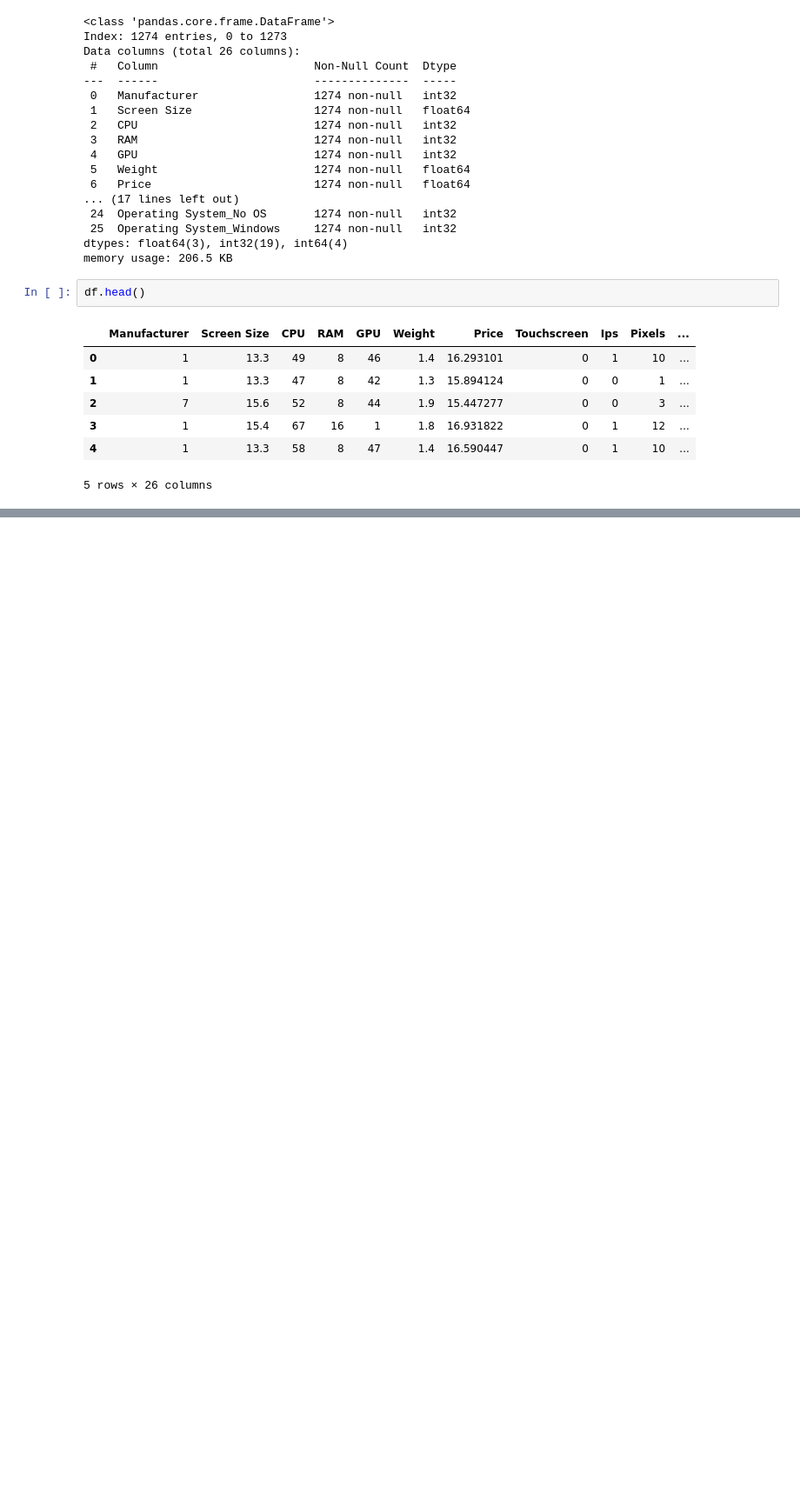
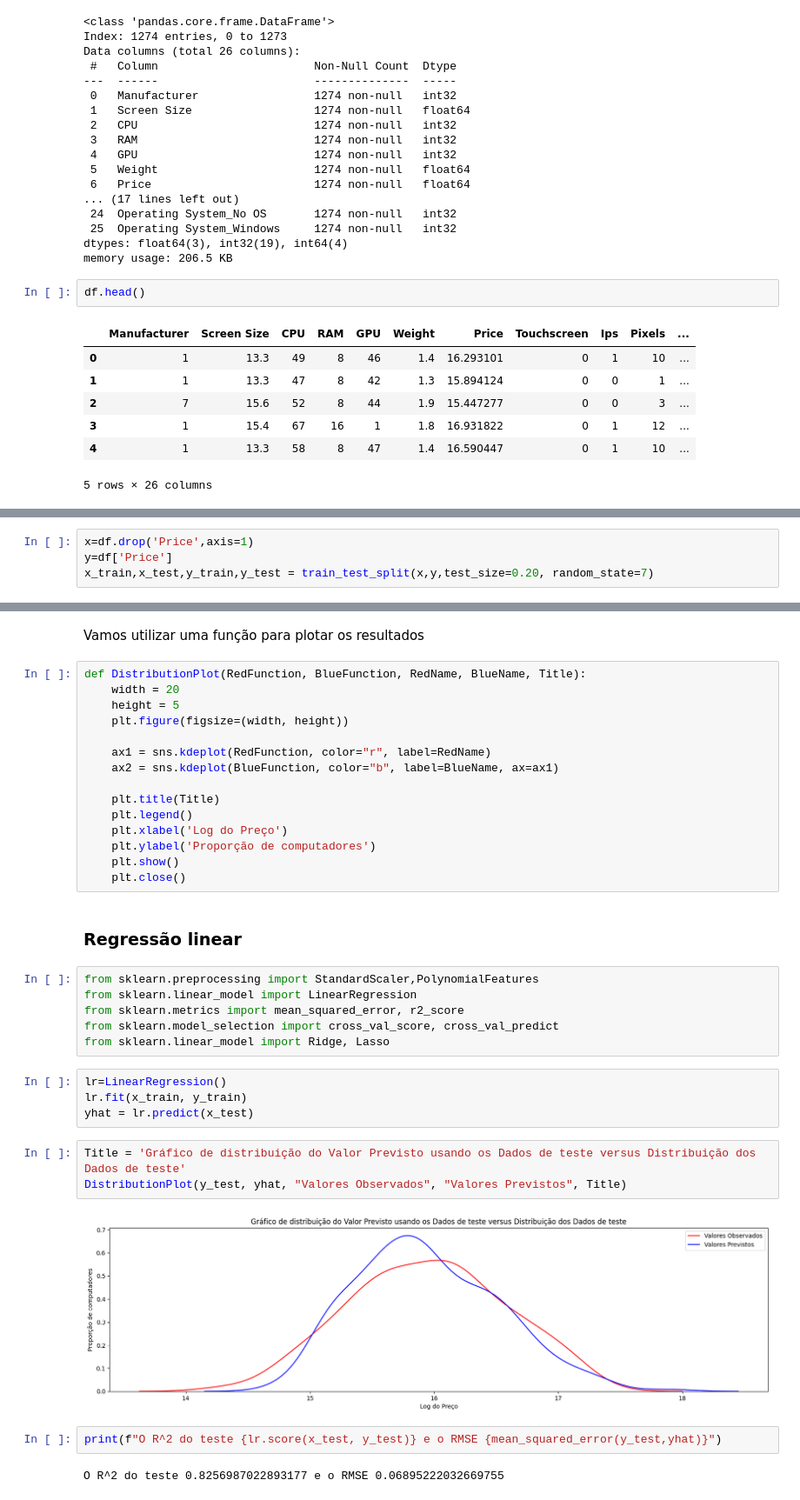
Before and after one commit to raulafrosa/Laptop-Price-Prediction-Kaggle, a Jupyter notebook: Notebooks.ipynb, the cells around one changed output, grey strips where cells are left out. Shown at 87% size. Drawn from its saved outputs; the diff is of its cells as text; blank space fills up the shorter version.

```diff
--- a/Notebooks.ipynb
+++ b/Notebooks.ipynb
@@ -624,0 +643,4 @@ df.head()
+# %%
+x=df.drop('Price',axis=1)
+y=df['Price']
+x_train,x_test,y_train,y_test = train_test_split(x,y,test_size=0.20, random_state=7)
@@ -624,0 +649,38 @@ df.head()
+# %% [markdown]
+Vamos utilizar uma função para plotar os resultados
+# %%
+def DistributionPlot(RedFunction, BlueFunction, RedName, BlueName, Title):
+    width = 20
+    height = 5
+    plt.figure(figsize=(width, height))
+
+    ax1 = sns.kdeplot(RedFunction, color="r", label=RedName)
+    ax2 = sns.kdeplot(BlueFunction, color="b", label=BlueName, ax=ax1)
+
+    plt.title(Title)
+    plt.legend()
+    plt.xlabel('Log do Preço')
+    plt.ylabel('Proporção de computadores')
+    plt.show()
+    plt.close()
+# %% [markdown]
+### Regressão linear
+# %%
+from sklearn.preprocessing import StandardScaler,PolynomialFeatures
+from sklearn.linear_model import LinearRegression
+from sklearn.metrics import mean_squared_error, r2_score
+from sklearn.model_selection import cross_val_score, cross_val_predict
+from sklearn.linear_model import Ridge, Lasso
+# %%
+lr=LinearRegression()
+lr.fit(x_train, y_train)
+yhat = lr.predict(x_test)
+# %%
+Title = 'Gráfico de distribuição do Valor Previsto usando os Dados de teste versus Distribuição dos Dados de teste'
+DistributionPlot(y_test, yhat, "Valores Observados", "Valores Previstos", Title)
+# %% [output]
+[figure, added]
+# %%
+print(f"O R^2 do teste {lr.score(x_test, y_test)} e o RMSE {mean_squared_error(y_test,yhat)}")
+# %% [output]
+O R^2 do teste 0.8256987022893177 e o RMSE 0.06895222032669755
```
Also changed, not shown: parts of 45 cells of this notebook.
